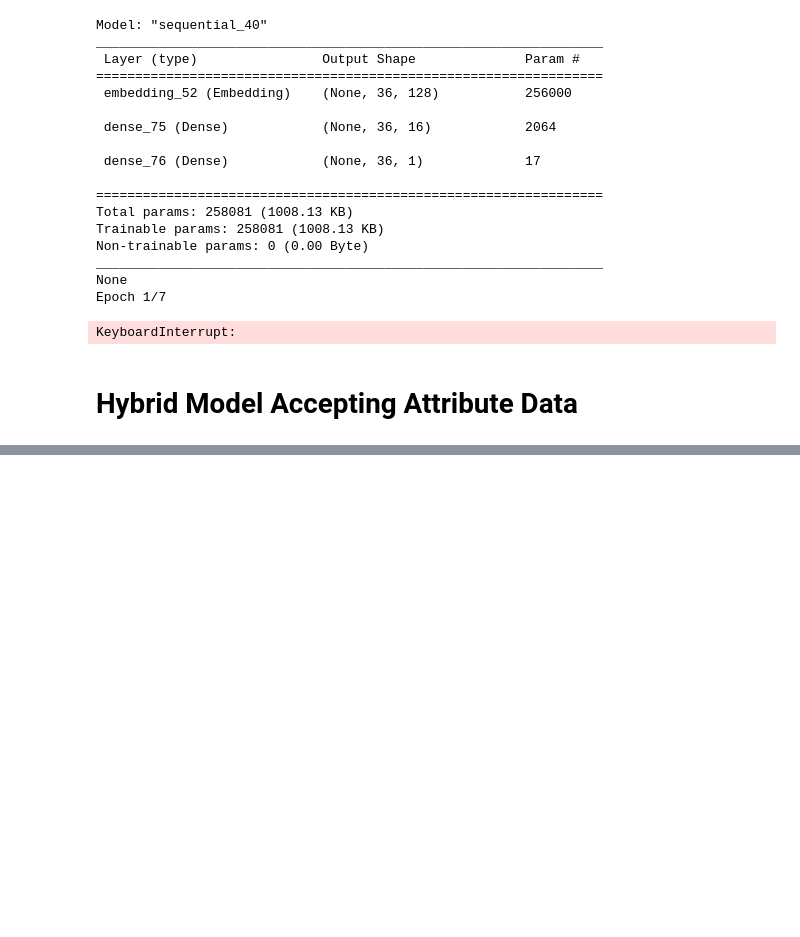
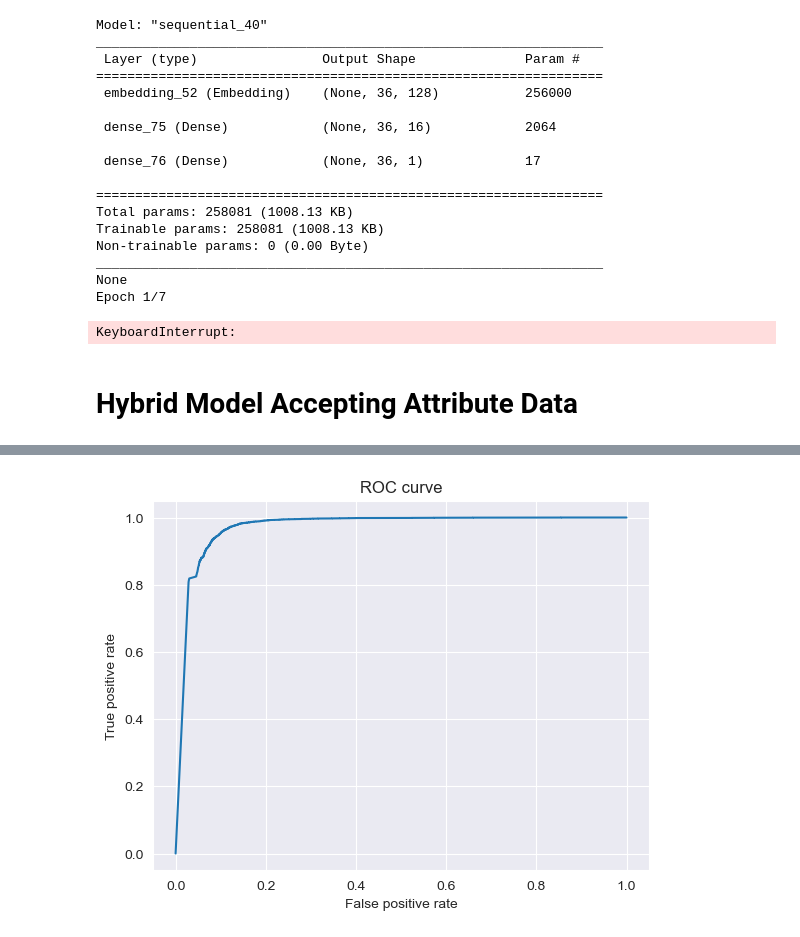
Before and after one commit to Jamie-n/Masters-Group-Project, a Jupyter notebook: model_train.ipynb, the cells around one changed output, grey strips where cells are left out. Cells and saved outputs as stored; diff of their text form; code cells hidden in the pictures; blank space fills up the shorter version.

```diff
--- a/model_train.ipynb
+++ b/model_train.ipynb
@@ -310,0 +536,8 @@ You must install pydot (`pip install pydot`) and install graphviz (see instructi
+# %%
+plt.plot(fpr_keras, tpr_keras)
+plt.xlabel('False positive rate')
+plt.ylabel('True positive rate')
+plt.title('ROC curve')
+plt.show()
+# %% [output]
+[figure, added]
```
Also changed, not shown: parts of 23 cells of this notebook.
